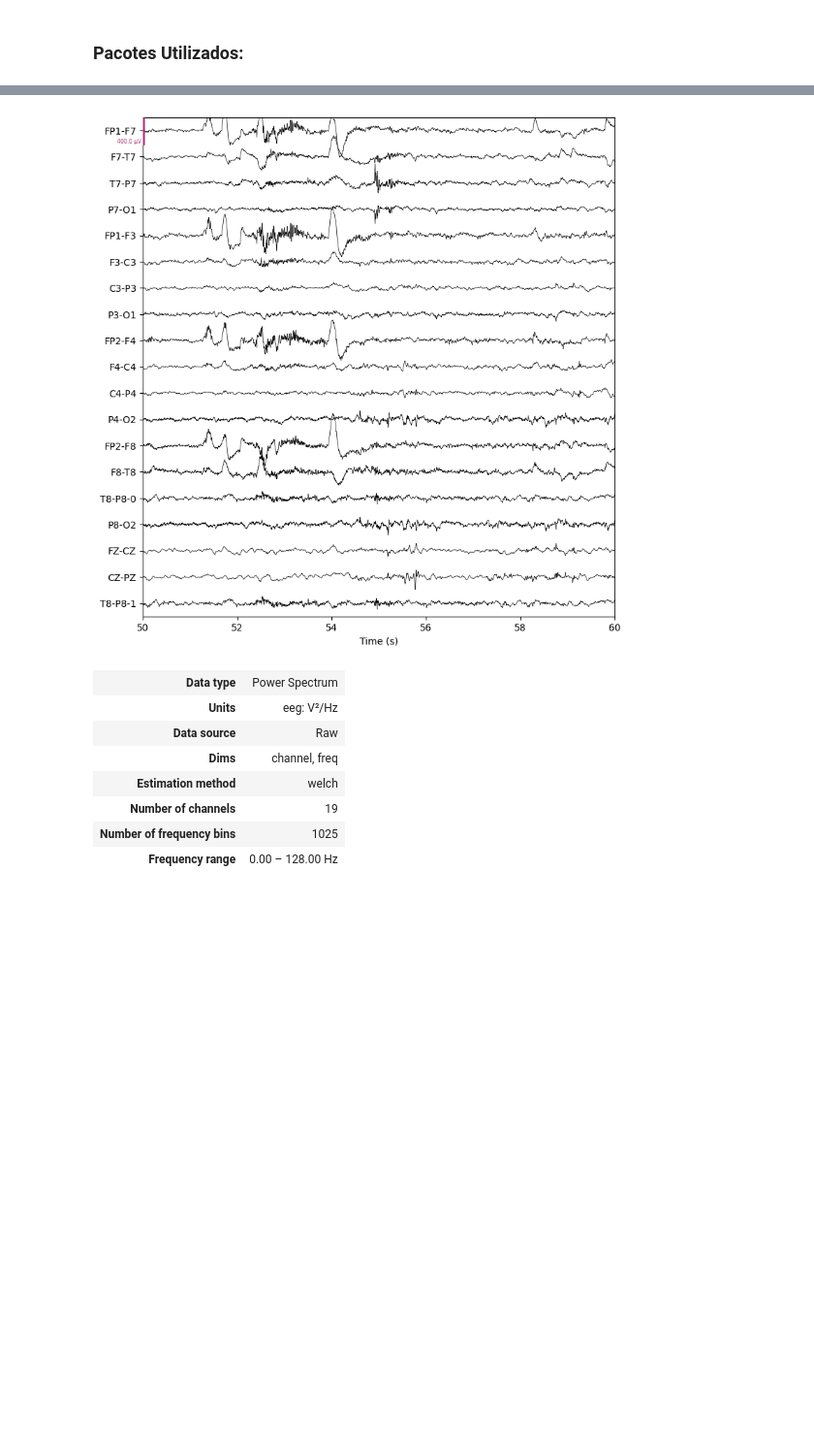
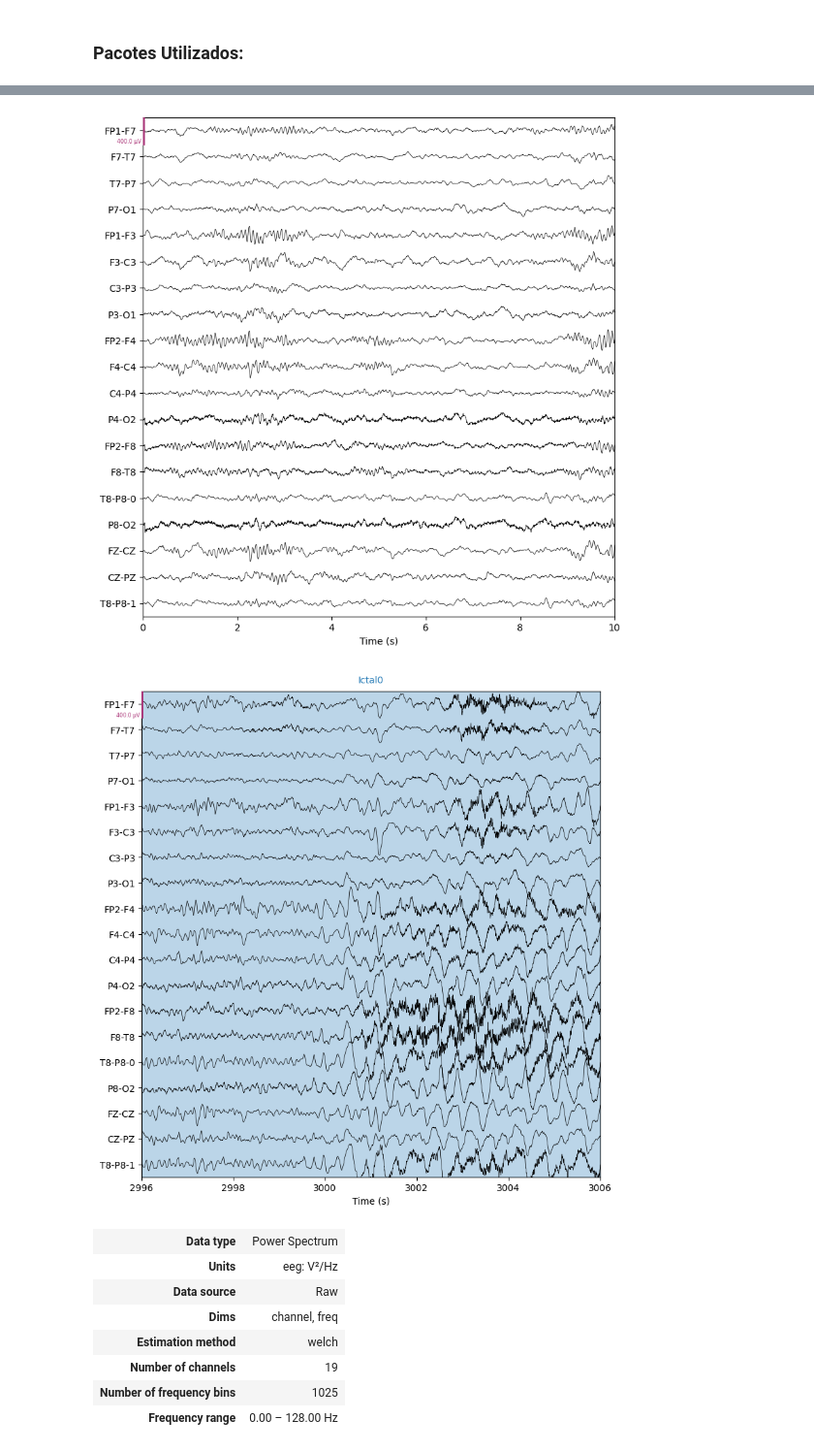
Before and after one commit to luizantoniona/eeg-epileptic-seizure-detection, a Jupyter notebook: datasetpreview.ipynb, the cells around one changed output, grey strips where cells are left out. Shown at 97% size. Drawn from its saved outputs; the diff is of its cells as text; code cells hidden in the pictures; blank space fills up the shorter version.

Commit message:
feat: plot de onde começam as seizures

```diff
--- a/datasetpreview.ipynb
+++ b/datasetpreview.ipynb
@@ -22,7 +22,7 @@ import model.summarymodelconverter as converter
 
 db.connect()
 
-db_object = db.summary_by_name('chb01_01.edf')
+db_object = db.summary_by_name('chb01_03.edf')
 summary_model = converter.model_from_tuple( db_object )
 
 edf_raw_object = reader.mne_edf( summary_model )
@@ -44,8 +44,10 @@ edf_raw_object
 | Duration | 00:59:60 (HH:MM:SS) |
 # %%
-edf_raw_object.plot(start = 50, **plot_kwargs);
+edf_raw_object.plot(start=0, **plot_kwargs);
+edf_raw_object.plot(start=summary_model.time_of_seizure(1), **plot_kwargs);
 # %% [output]
-[figure, old version]
+[figure, new version]
+[figure, added]
 # %%
 power_data
 # %% [output]
```
Also changed, not shown: parts of 6 cells of this notebook.
